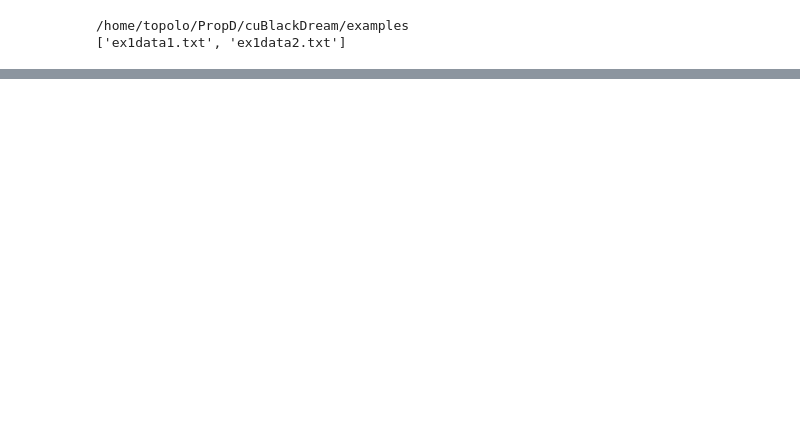
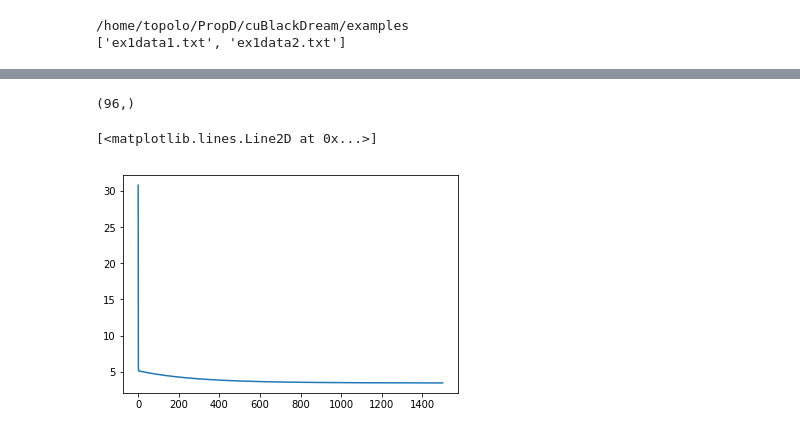
Before and after one commit to ernestyalumni/cuBlackDream, a Jupyter notebook: examples/LinReg.ipynb, the cells around one changed output, grey strips where cells are left out. Saved outputs shown, nothing was run; the diff lists cells and outputs as text; code cells hidden in the pictures; blank space fills up the shorter version.

```diff
--- a/examples/LinReg.ipynb
+++ b/examples/LinReg.ipynb
@@ -96,0 +99,7 @@ def grad_desc_1( yhat, y , Theta, b, alpha):
+# %%
+def costJ(X,Theta,b,y):
+    m =X.shape[0]
+    a1,a1b = feedfwd(X,Theta,b)
+    res = (np.vstack(a1b) - y)
+    J = 0.5 * np.matmul( np.hstack(res),res) /float(m)
+    return res,J
@@ -96,0 +158,10 @@ def grad_desc_1( yhat, y , Theta, b, alpha):
+# %%
+def grad_desc_1( a0, yhat, y , Theta, b, alpha):
+    m = y.shape[0]
+
+    res = np.vstack(yhat) - y
+    d_Theta = np.matmul( np.hstack(res), a0 )
+    d_b = np.sum( res, axis=0)
+    Thetatp1 = Theta - alpha * d_Theta/(float(m)) # gradient descent
+    btp1 = b - alpha * d_b / (float(m)) # gradient descent
+    return d_Theta,d_b , Thetatp1, btp1
@@ -96,0 +175,14 @@ def grad_desc_1( yhat, y , Theta, b, alpha):
+# %%
+def gradDesc( X,y, Theta_0,b_0, alpha, iters):
+    Theta=Theta_0
+    b=b_0
+    params_hist = []
+    for iter in range(iters):
+        a1,a1b = feedfwd(X,Theta,b)
+        res,J = costJ(X,Theta,b,y)
+        d_Theta,d_b,Thetatp1,btp1 = grad_desc_1(X,np.vstack(a1b),y,Theta,b,alpha)
+        Theta = Thetatp1
+        b=btp1 # update
+        params = list( [a1,a1b,res,J,d_Theta,d_b,Thetatp1,btp1 ])
+        params_hist.append(params)
+    return params_hist
@@ -96,0 +193,4 @@ def grad_desc_1( yhat, y , Theta, b, alpha):
+# %%
+start_time = timeit.default_timer()
+result1500 = gradDesc(Xex1data1,yex1data1, Theta,b,0.01,1500)
+elapsedtime = timeit.default_timer() - start_time
@@ -96,0 +239,9 @@ def grad_desc_1( yhat, y , Theta, b, alpha):
+# %%
+a1b.shape
+# %% [output]
+(96,)
+# %%
+plt.plot( np.array(result1500)[:,3])
+# %% [output]
+[<matplotlib.lines.Line2D at 0x...>]
+[figure, added]
```
Also changed, not shown: parts of 24 cells of this notebook, 5 other files.
